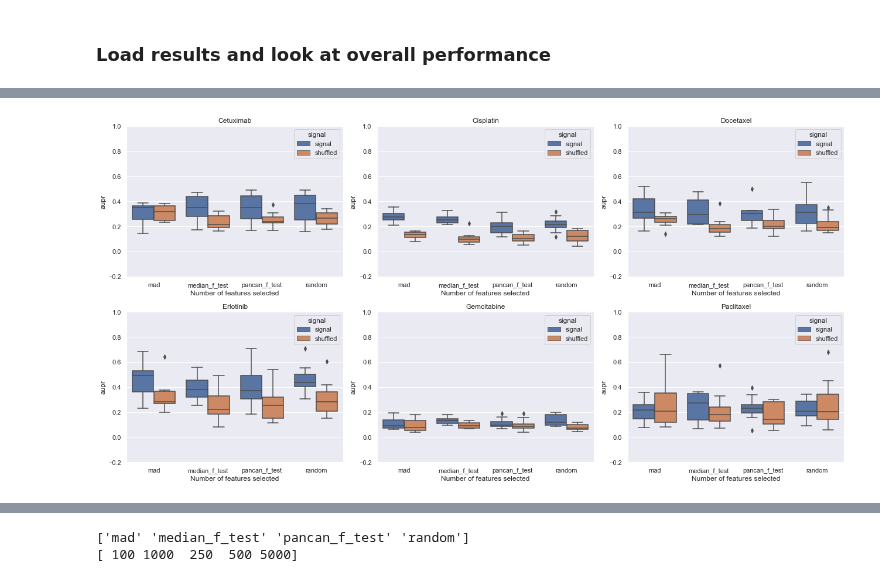
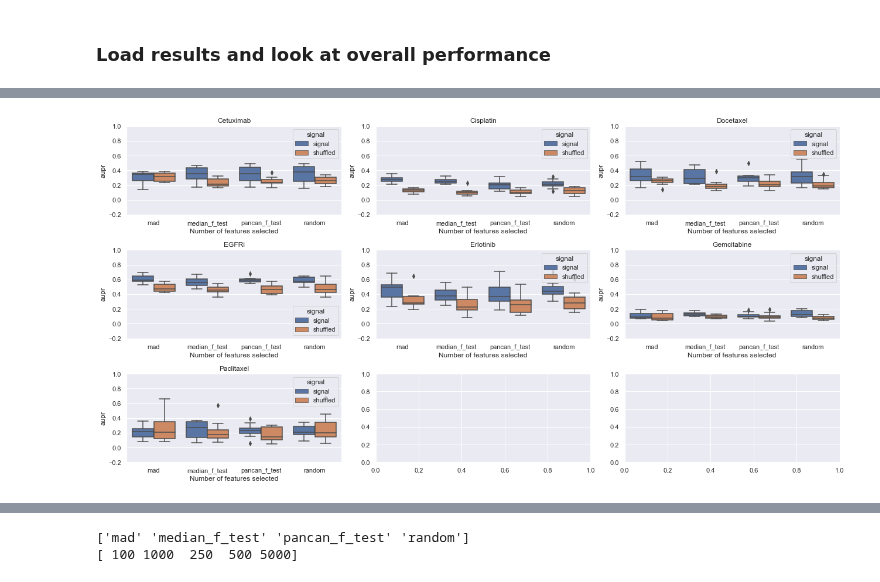
Before and after one commit to greenelab/pancancer-evaluation, a Jupyter notebook: 08_cell_line_prediction/plot_stratified_drug_response.ipynb, the cells around one changed output, grey strips where cells are left out. Cells and saved outputs as stored; diff of their text form; code cells hidden in the pictures.

Commit message:
add egfri to plots

```diff
--- a/08_cell_line_prediction/plot_stratified_drug_response.ipynb
+++ b/08_cell_line_prediction/plot_stratified_drug_response.ipynb
@@ -73,32 +73,32 @@ results_df.head()
 # %%
 sns.set({'figure.figsize': (18, 9)})
 sns.set_context('notebook')
 
-fig, axarr = plt.subplots(2, 3)
+fig, axarr = plt.subplots(3, 3)
 
 n_dims = 1000
 fs_method_order = [
     'mad',
     'pancan_f_test',
     'median_f_test',
     'random'
 ]
 signal_order = ['signal', 'shuffled']
 
 results_df.sort_values(by=['drug', 'fs_method'], inplace=True)
 for ix, drug in enumerate(results_df.drug.unique()):
     ax = axarr[ix // 3, ix % 3]
     plot_df = results_df[(results_df.drug == drug) &
                          (results_df.n_dims == n_dims) &
                          (results_df.data_type == 'test')].copy()
     plot_df.loc[:, 'fs_method'] = plot_df.fs_method.str.split('.', 1, expand=True)[0]
     sns.boxplot(data=plot_df, x='fs_method', y=metric,
                 hue='signal', hue_order=signal_order,
                 ax=ax)
     ax.set_title(drug)
     ax.set_xlabel('Number of features selected')
     ax.set_ylim(-0.2, 1)
 
 plt.tight_layout()
 # %% [output]
-[figure, old version]
+[figure, new version]
```
Also changed, not shown: parts of 4 cells of this notebook, 1 other file.
